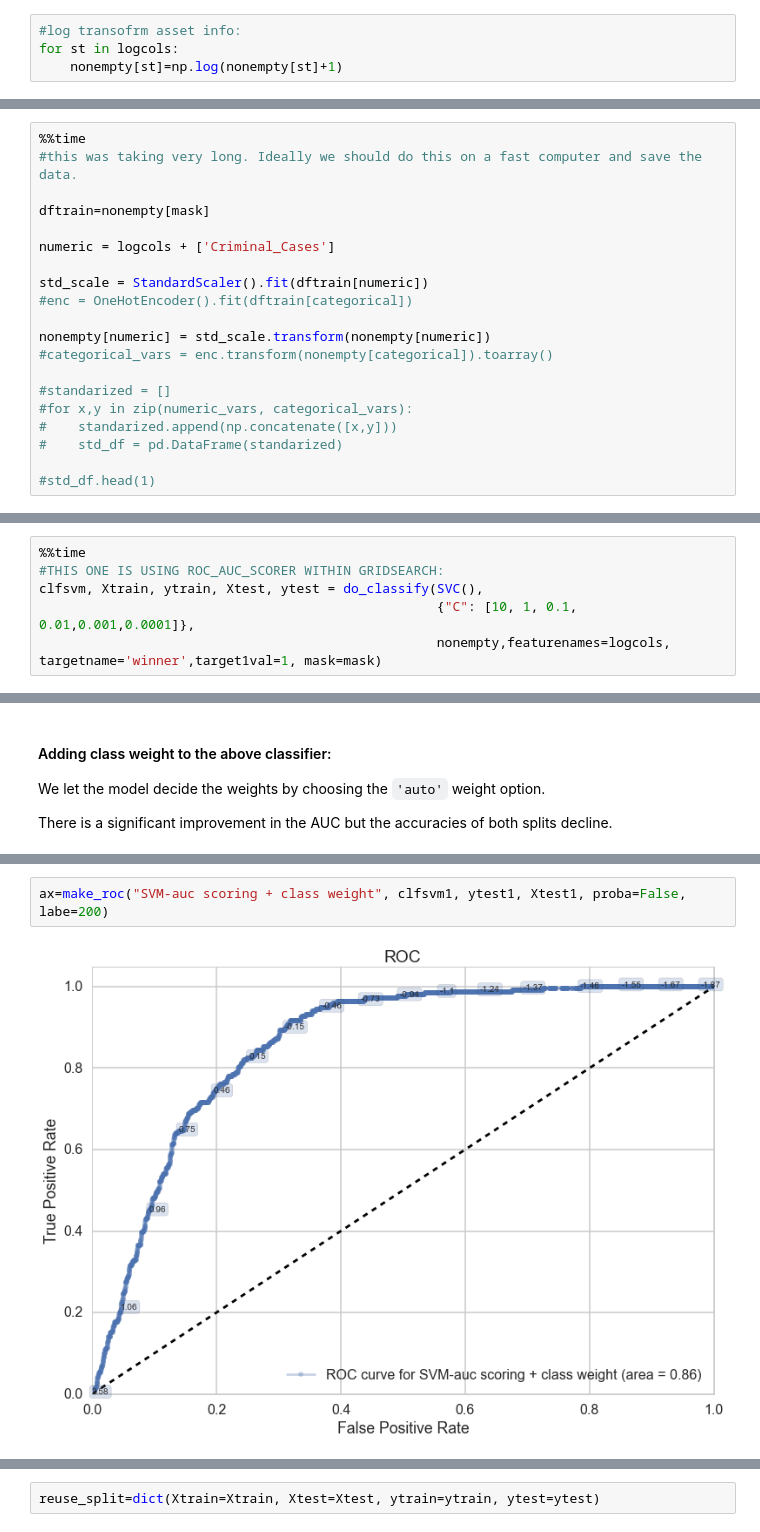
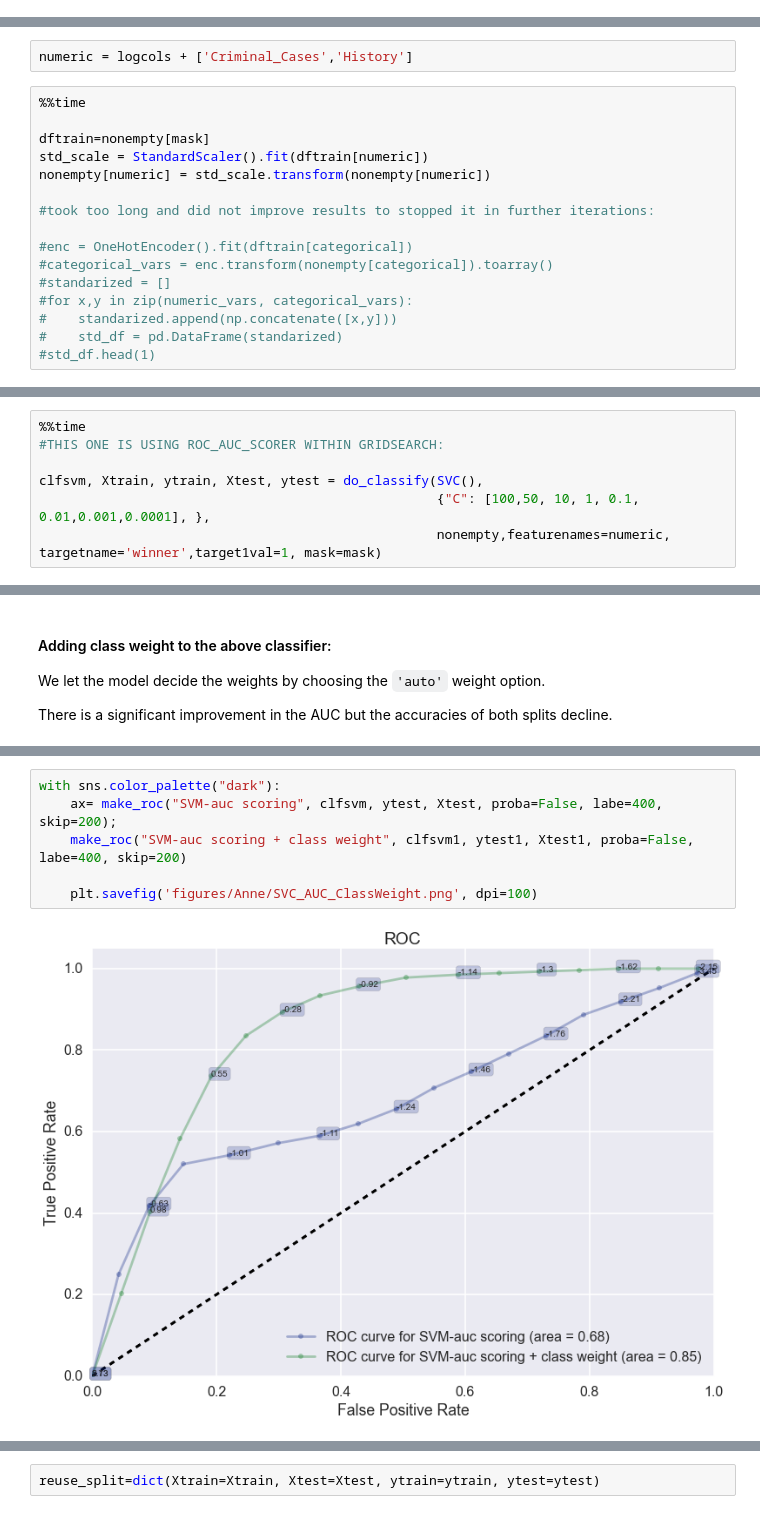
Before and after one commit to martinkess/India, a Jupyter notebook: SVC + Log-Lasso Classifier.ipynb, the cells around one changed output, grey strips where cells are left out. Saved outputs shown, nothing was run; the diff lists cells and outputs as text.

```diff
--- a/SVC + Log-Lasso Classifier.ipynb
+++ b/SVC + Log-Lasso Classifier.ipynb
@@ -63,7 +71,3 @@ count_all=len(assets_df.TOTAL_MOVABLE_ASSESTS)
 print count_all-count_nonempty
 # %% [output]
 2155
-# %%
-#log transofrm asset info:
-for st in logcols:
-    nonempty[st]=np.log(nonempty[st]+1)
@@ -101,21 +94,19 @@ mask = (mask==1)
+# %%
+numeric = logcols + ['Criminal_Cases','History']
 # %%
 %%time
-#this was taking very long. Ideally we should do this on a fast computer and save the data.
 
 dftrain=nonempty[mask]
+std_scale = StandardScaler().fit(dftrain[numeric])
+nonempty[numeric] = std_scale.transform(nonempty[numeric])
 
-numeric = logcols + ['Criminal_Cases']
+#took too long and did not improve results to stopped it in further iterations:
 
-std_scale = StandardScaler().fit(dftrain[numeric])
 #enc = OneHotEncoder().fit(dftrain[categorical])
-
-nonempty[numeric] = std_scale.transform(nonempty[numeric])
 #categorical_vars = enc.transform(nonempty[categorical]).toarray()
-
 #standarized = []
 #for x,y in zip(numeric_vars, categorical_vars):
 #    standarized.append(np.concatenate([x,y]))
 #    std_df = pd.DataFrame(standarized)
-
 #std_df.head(1)
 # %% [output]
@@ -275,8 +286,9 @@ This yields a better result since the SVC is no longer making the separating hyp
 # %%
 %%time
 #THIS ONE IS USING ROC_AUC_SCORER WITHIN GRIDSEARCH:
+
 clfsvm, Xtrain, ytrain, Xtest, ytest = do_classify(SVC(),
-                                                   {"C": [10, 1, 0.1, 0.01,0.001,0.0001]},
-                                                   nonempty,featurenames=logcols, targetname='winner',target1val=1, mask=mask)
+                                                   {"C": [100,50, 10, 1, 0.1, 0.01,0.001,0.0001], },
+                                                   nonempty,featurenames=numeric, targetname='winner',target1val=1, mask=mask)
 # %% [output]
 using mask
@@ -318,4 +328,8 @@ Wall time: 8min 57s
 # %%
-ax=make_roc("SVM-auc scoring + class weight", clfsvm1, ytest1, Xtest1, proba=False, labe=200)
+with sns.color_palette("dark"):
+    ax= make_roc("SVM-auc scoring", clfsvm, ytest, Xtest, proba=False, labe=400, skip=200);
+    make_roc("SVM-auc scoring + class weight", clfsvm1, ytest1, Xtest1, proba=False, labe=400, skip=200)
+
+    plt.savefig('figures/Anne/SVC_AUC_ClassWeight.png', dpi=100)
 # %% [output]
-[figure, old version]
+[figure, new version]
```
Also changed, not shown: parts of 68 cells of this notebook.
